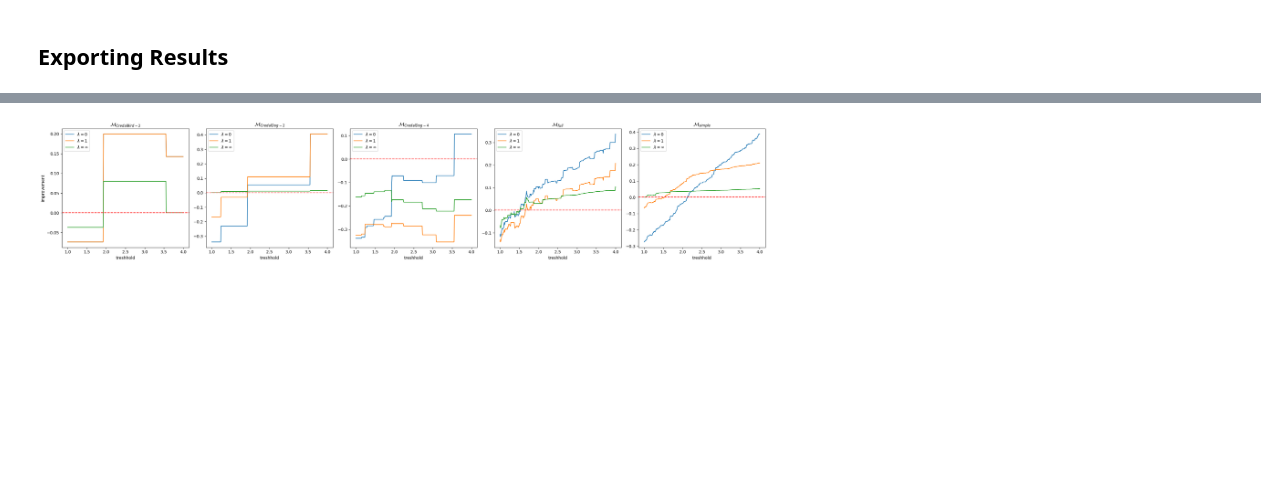
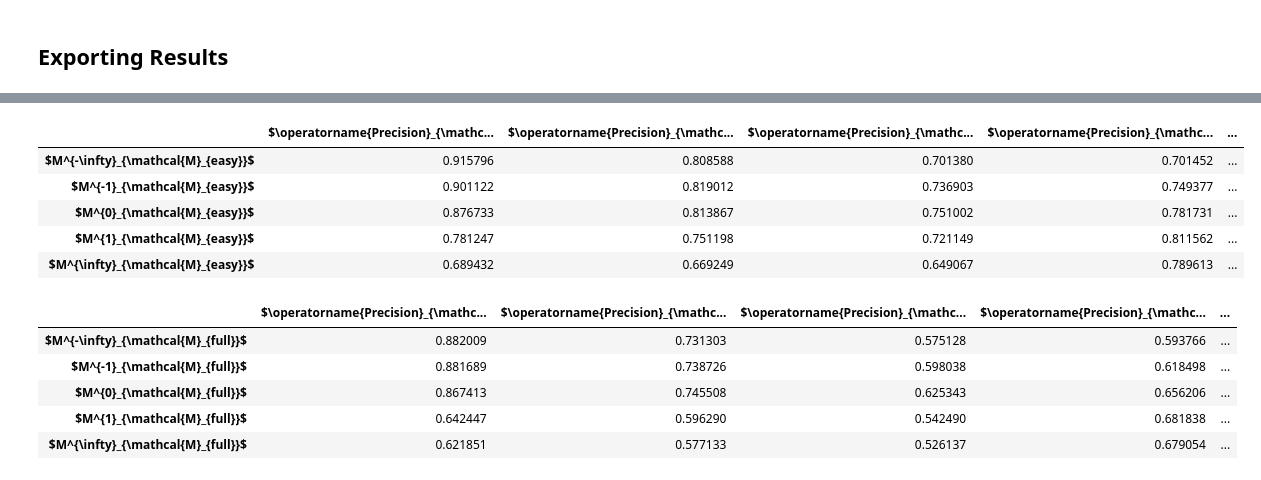
Before and after one commit to victorsouza89/iemm, a Jupyter notebook: main.ipynb, the cells around one changed output, grey strips where cells are left out. Saved outputs shown, nothing was run; the diff lists cells and outputs as text; code cells hidden in the pictures; blank space fills up the shorter version.

```diff
--- a/main.ipynb
+++ b/main.ipynb
@@ -9,7 +9,7 @@ import os
 
 from evclust.ecm import ecm
 # %%
-all_scores, all_comparisons = {}, {}
+all_scores = {}
 # %% [markdown]
 ## Easy Synth Clustering Example
 # %%
@@ -176,7 +115,7 @@ for folder in os.listdir('credal-datasets-master'):
     M = M[:,1:]
     M = M / np.sum(M, axis=1)[:, np.newaxis]
 
-    if M.shape[1] > 20:
+    if M.shape[1] > 1:
         # too big for now, skip
         continue
 
@@ -202,7 +141,3 @@ for folder in os.listdir('credal-datasets-master'):
 
     # scores come from the iemm_notebook
     all_scores.update(scores) # type: ignore
-    # comparisons come from the iemm_notebook
-    all_comparisons.update(comparisons) # type: ignore
-    print(scores) # type: ignore
-    print(comparisons) # type: ignore
@@ -396,30 +180,39 @@ table_to_latex(scores_to_latex, 'all_scores_df')
-# %%
-cols = all_comparisons_df.columns.levels[0]
-# remove excluded_columns
-cols = [c for c in cols if c not in excluded_columns]
-
-fig, ax = plt.subplots(1, len(cols), figsize=(5*len(cols), 5), sharex=True)
-
-# for all datasets, plot
-for i, dataset in enumerate(cols):
-    # plot the scores
-    to_plot = all_comparisons_df.loc[:, (dataset, slice(None))]
-    to_plot.columns = to_plot.columns.droplevel(0)
-    to_plot.columns = [c.replace('inf', '\infty') for c in to_plot.columns]
-    to_plot.columns = [f'$\lambda = {c}$' for c in to_plot.columns]
-    to_plot.columns.name = None
-
-    # plot the scores
-    to_plot.plot(ax=ax[i], legend=True)
-    ax[i].set_title(f'$\mathcal{{M}}_{{{dataset.replace("_", " ")}}}$')
-    if i == 0:
-        ax[i].set_ylabel('improvement')
-    ax[i].set_xlabel('treshhold')
-    # add dashed red line at 0
-    ax[i].axhline(0, color='red', linestyle='--')
-
-# save the figure as pdf
-plt.tight_layout()
-plt.savefig(folder_to_save_images + '/all_comparisons_df.pdf', bbox_inches='tight')
-# %% [output]
-[figure, removed]
+# %%
+for score in all_scores:
+    scores_df = pd.DataFrame(all_scores[score])
+    format_lambda = lambda x: '{:,.0f}'.format(x) if np.abs(x) < np.inf else r'\infty' if x > 0 else r'-\infty'
+    scores_df.columns = [r'$\operatorname{Precision}_{\mathcal{M}_{'+score+r'}, \mathcal{U}^{' + format_lambda(c) + '}}$' for c in scores_df.columns]
+    scores_df.index = [r'$M^{'+ format_lambda(i) +r'}_{\mathcal{M}_{'+score+r'}}$' for i in scores_df.index]
+    display(scores_df)
+
+    # latex format
+    latex_table = scores_df.to_latex(escape=False, index=True, column_format='|l' + '|c' * (len(scores_df.columns)) + '|')
+
+    # Find the maximum value in each column and apply bold formatting
+    for col in scores_df.columns:
+        max_value = scores_df[col].max()
+        latex_table = latex_table.replace(
+            f"{max_value:.6f}", f"\\textbf{{{max_value:.6f}}}"
+        )
+
+    # Add horizontal and vertical lines to the header
+    latex_table = latex_table.replace("\\toprule", "\\toprule\n\\hline")
+    latex_table = latex_table.replace("\\midrule", "\\hline\n\\midrule")
+    latex_table = latex_table.replace("\\bottomrule", "\\hline\n\\bottomrule")
+
+    # save the table
+    with open(folder_figs + '/' + score + '_scores.tex', 'w') as f:
+        f.write(latex_table)
+# %% [output]
+|  | $\operatorname{Precision}_{\mathc... | $\operatorname{Precision}_{\mathc... | $\operatorname{Precision}_{\mathc... | $\operatorname{Precision}_{\mathc... | ... |
+| $M^{-\infty}_{\mathcal{M}_{easy}}$ | 0.915796 | 0.808588 | 0.701380 | 0.701452 | ... |
+| $M^{-1}_{\mathcal{M}_{easy}}$ | 0.901122 | 0.819012 | 0.736903 | 0.749377 | ... |
+| $M^{0}_{\mathcal{M}_{easy}}$ | 0.876733 | 0.813867 | 0.751002 | 0.781731 | ... |
+| $M^{1}_{\mathcal{M}_{easy}}$ | 0.781247 | 0.751198 | 0.721149 | 0.811562 | ... |
+| $M^{\infty}_{\mathcal{M}_{easy}}$ | 0.689432 | 0.669249 | 0.649067 | 0.789613 | ... |
+|  | $\operatorname{Precision}_{\mathc... | $\operatorname{Precision}_{\mathc... | $\operatorname{Precision}_{\mathc... | $\operatorname{Precision}_{\mathc... | ... |
+| $M^{-\infty}_{\mathcal{M}_{full}}$ | 0.882009 | 0.731303 | 0.575128 | 0.593766 | ... |
+| $M^{-1}_{\mathcal{M}_{full}}$ | 0.881689 | 0.738726 | 0.598038 | 0.618498 | ... |
+| $M^{0}_{\mathcal{M}_{full}}$ | 0.867413 | 0.745508 | 0.625343 | 0.656206 | ... |
+| $M^{1}_{\mathcal{M}_{full}}$ | 0.642447 | 0.596290 | 0.542490 | 0.681838 | ... |
+| $M^{\infty}_{\mathcal{M}_{full}}$ | 0.621851 | 0.577133 | 0.526137 | 0.679054 | ... |
```
Also changed, not shown: parts of 14 cells of this notebook, 51 other files.
